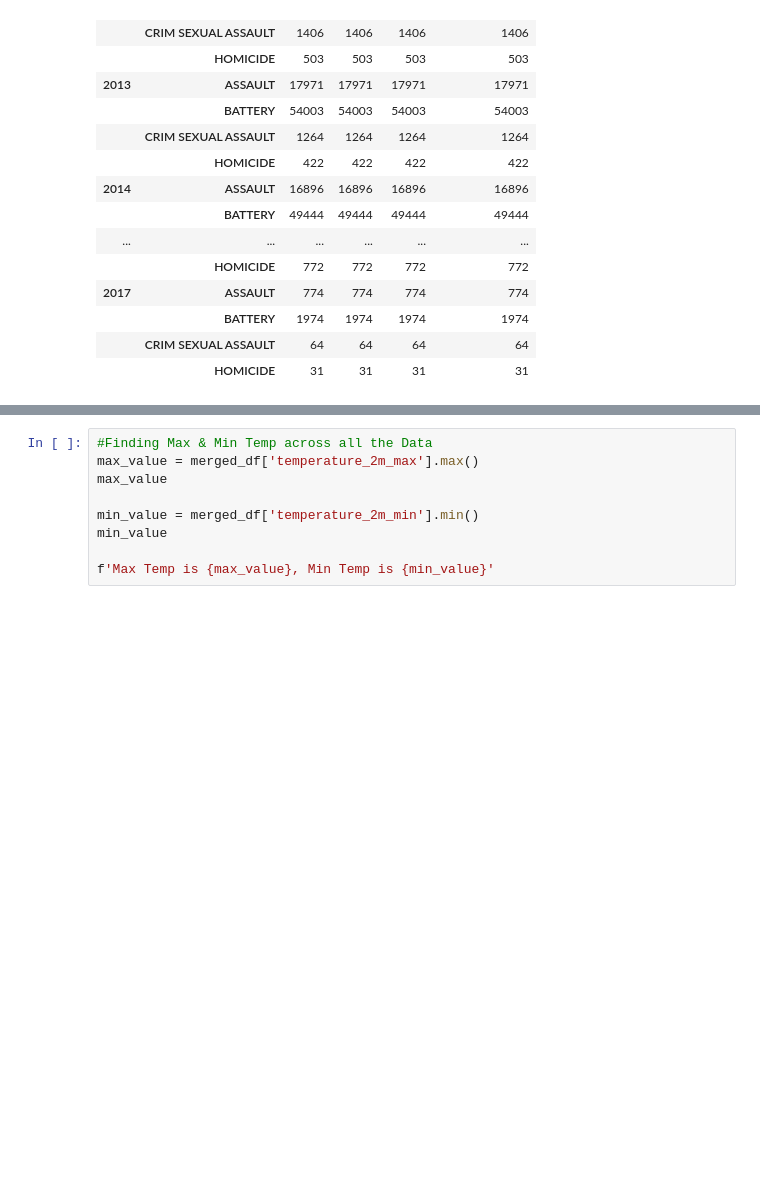
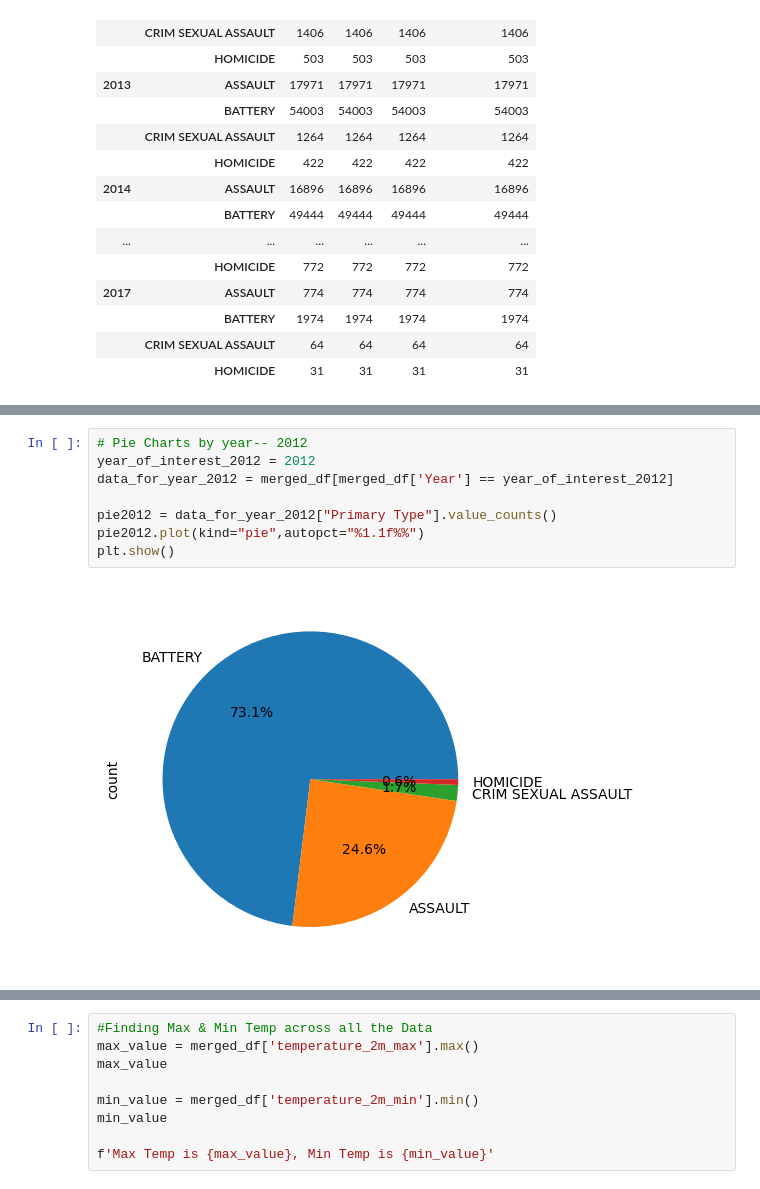
Before and after one commit to KevSantino28/project_1, a Jupyter notebook: data_clean_up.ipynb, the cells around one changed output, grey strips where cells are left out. Drawn from its saved outputs; the diff is of its cells as text; blank space fills up the shorter version.

```diff
--- a/data_clean_up.ipynb
+++ b/data_clean_up.ipynb
@@ -314,0 +303,10 @@ data_for_year.head()
+# %%
+# Pie Charts by year-- 2012
+year_of_interest_2012 = 2012
+data_for_year_2012 = merged_df[merged_df['Year'] == year_of_interest_2012]
+
+pie2012 = data_for_year_2012["Primary Type"].value_counts()
+pie2012.plot(kind="pie",autopct="%1.1f%%")
+plt.show()
+# %% [output]
+[figure, added]
```
Also changed, not shown: parts of 17 cells of this notebook.
